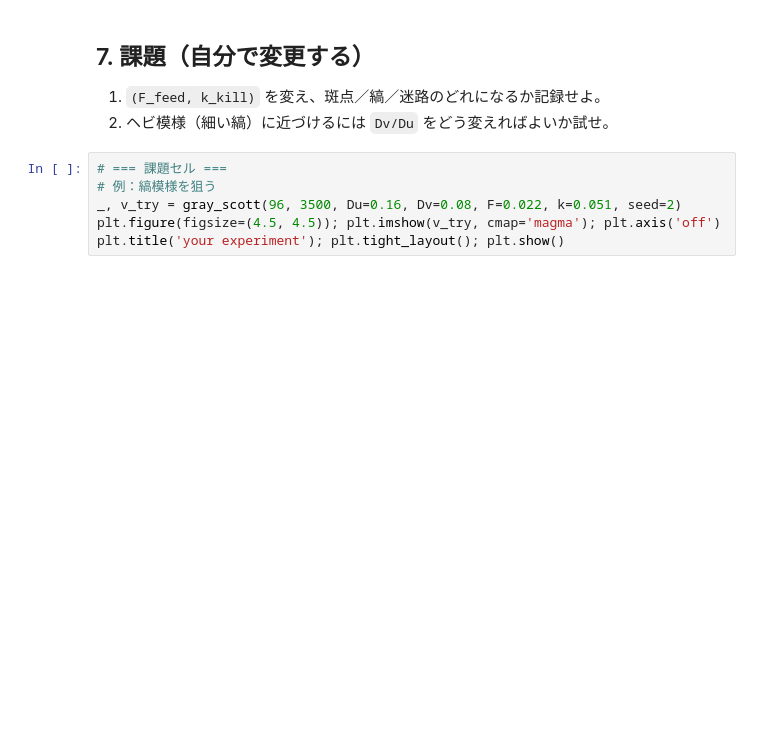
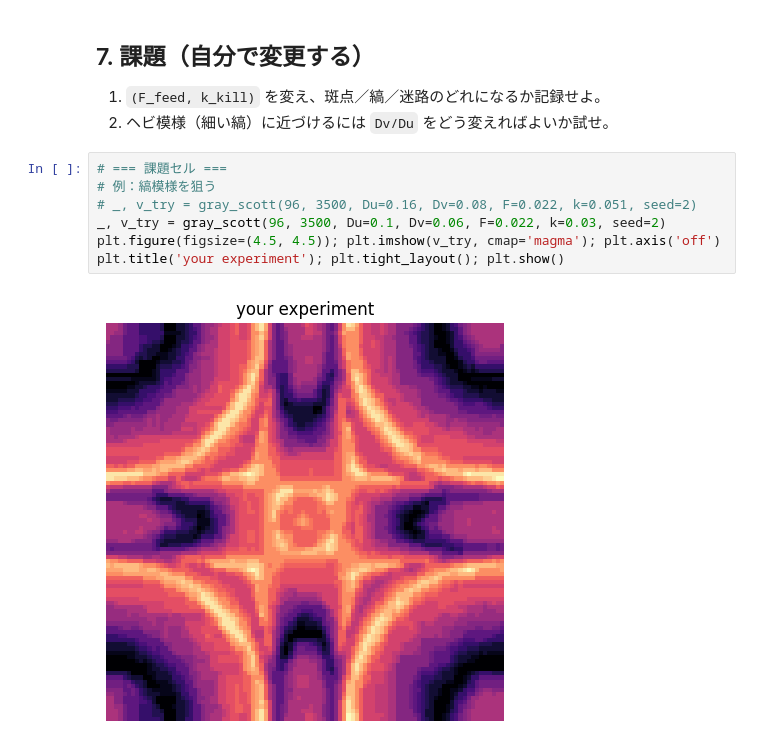
Before and after one commit to k16kgw/Seminar_text, a Jupyter notebook: notebooks/03_reaction_diffusion_gray_scott.ipynb, the cells around one changed output. Cells and saved outputs as stored; diff of their text form; blank space fills up the shorter version.

```diff
--- a/notebooks/03_reaction_diffusion_gray_scott.ipynb
+++ b/notebooks/03_reaction_diffusion_gray_scott.ipynb
@@ -69,6 +75,9 @@ plt.tight_layout(); plt.show()
 # %%
 # === 課題セル ===
 # 例：縞模様を狙う
-_, v_try = gray_scott(96, 3500, Du=0.16, Dv=0.08, F=0.022, k=0.051, seed=2)
+# _, v_try = gray_scott(96, 3500, Du=0.16, Dv=0.08, F=0.022, k=0.051, seed=2)
+_, v_try = gray_scott(96, 3500, Du=0.1, Dv=0.06, F=0.022, k=0.03, seed=2)
 plt.figure(figsize=(4.5, 4.5)); plt.imshow(v_try, cmap='magma'); plt.axis('off')
 plt.title('your experiment'); plt.tight_layout(); plt.show()
+# %% [output]
+[figure, added]
```
Also changed, not shown: parts of 3 cells of this notebook, 10 other files.
